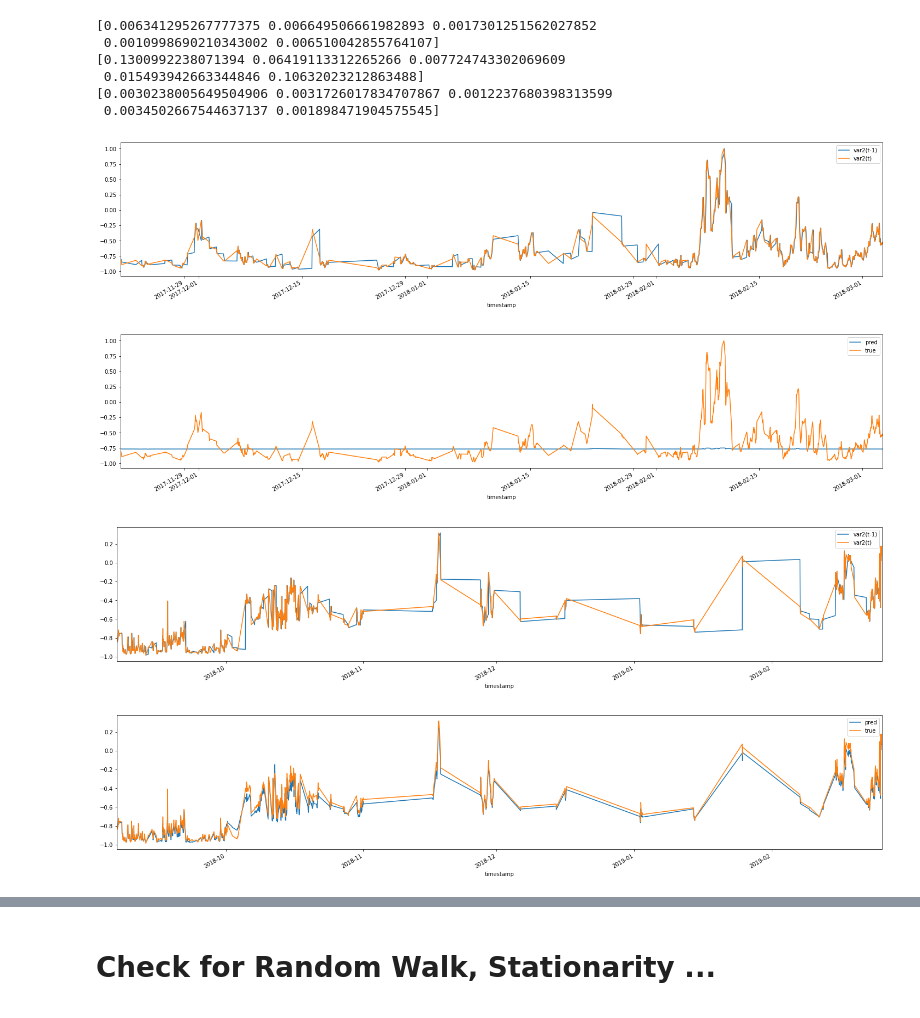
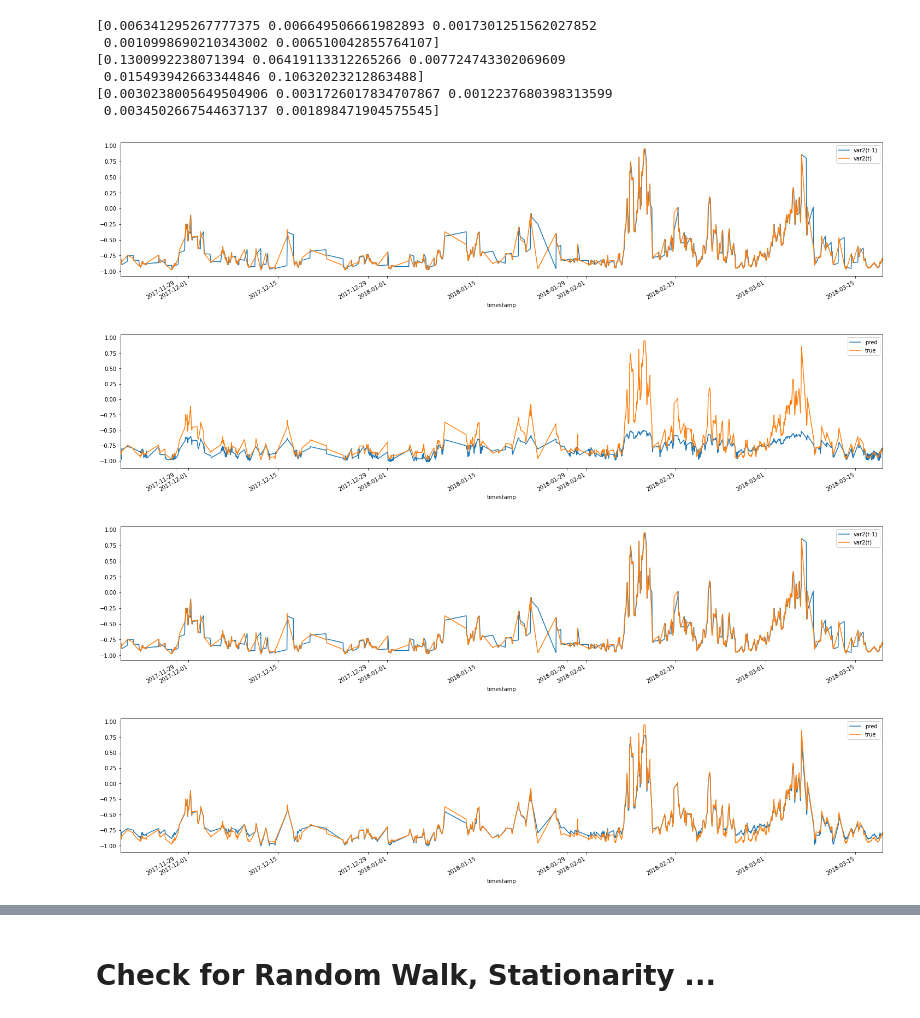
Before and after one commit to GeorgesAlkhouri/golddust, a Jupyter notebook: jupyter/BTW.ipynb, the cells around one changed output, grey strips where cells are left out. Drawn from its saved outputs; the diff is of its cells as text; code cells hidden in the pictures.

```diff
--- a/jupyter/BTW.ipynb
+++ b/jupyter/BTW.ipynb
@@ -989,12 +1004,12 @@ print(results_norm[:,1])
 [0.0030238005649504906 0.0031726017834707867 0.0012237680398313599
  0.0034502667544637137 0.001898471904575545]
 # %%
-plot_eval(results_ts[0][3], results_ts[0][-1])
+plot_eval(results_ts[0][3], results_ts[0][-2])
 # %% [output]
-[figure, old version]
+[figure, new version]
-[figure, old version]
+[figure, new version]
 # %%
-plot_eval(results_norm[4][3], results_norm[4][-1])
+plot_eval(results_norm[0][3], results_norm[0][-2])
 # %% [output]
-[figure, old version]
+[figure, new version]
-[figure, old version]
+[figure, new version]
```
Also changed, not shown: parts of 18 cells of this notebook, 1 other file.
